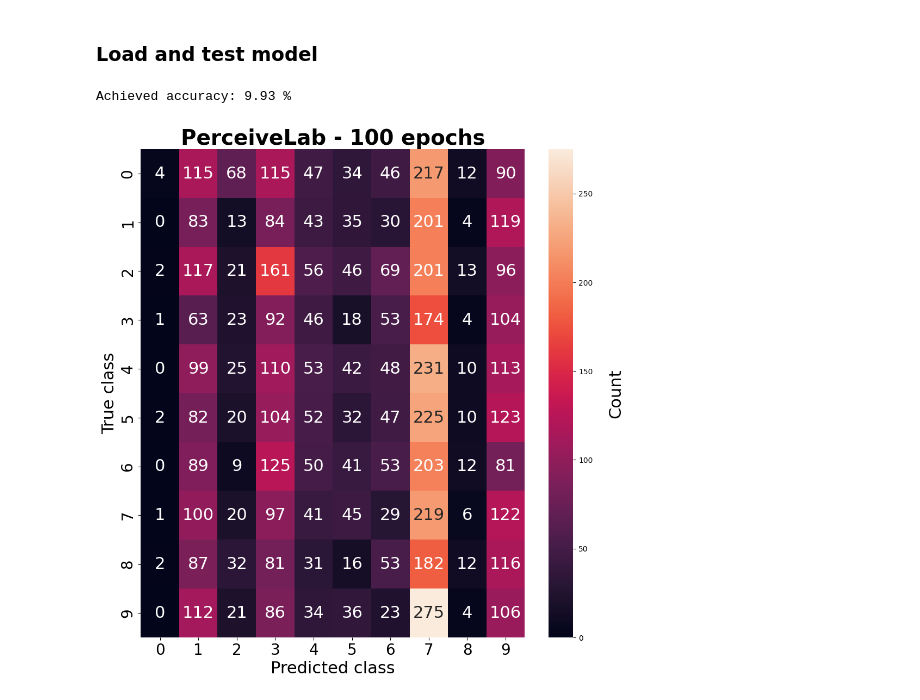
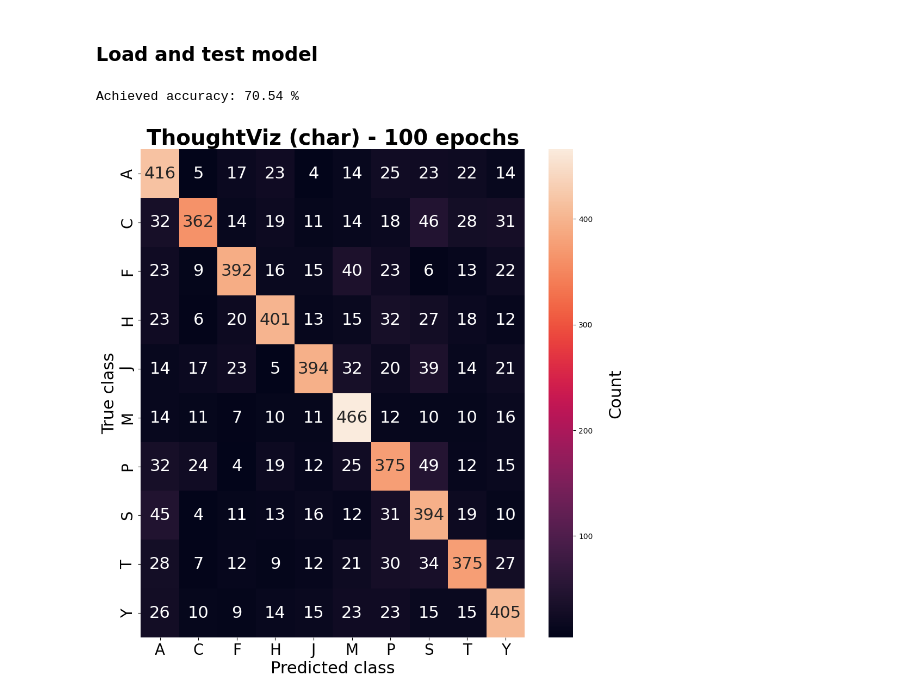
Before and after one commit to Bobbabo/EEG-Based-Image-Classifier, a Jupyter notebook: Main.ipynb, the cells around one changed output. Saved outputs shown, nothing was run; the diff lists cells and outputs as text; code cells hidden in the pictures.

```diff
--- a/Main.ipynb
+++ b/Main.ipynb
@@ -28,7 +28,7 @@ import requests
 # %%
 # Global values used in this notebook:
 tv_dataset = 'char'        # Can be: image, digit, char
-eeg_origin = 'PerceiveLab'  # Can be: ThoughtViz, MindBig, PerceiveLab
+eeg_origin = 'ThoughtViz'  # Can be: ThoughtViz, MindBig, PerceiveLab
 num_classes = 10            # Can be: 10(ThoughtViz, MindBig), 40(PerceiveLab)
 
 # EEG channels used in ThoughtViz
@@ -894,12 +808,12 @@ def test_trained_model(model, eeg_origin, batch_size, tv_dataset=tv_dataset):
 # %%
 # Load model
 channels = 14
 
 model = EncoderModel(channels, num_classes)
-model.load_state_dict(torch.load('./trained_models/PerceiveLab_100_trainedmodel_12_14_23_13_17_57.pth'))
+model.load_state_dict(torch.load('./trained_models/ThoughtViz_char_trainedmodel_12_11_23_19_26_32.pth'))
 
 # Test model
 test_trained_model(model=model, eeg_origin=eeg_origin, batch_size=128)
 # %% [output]
-Achieved accuracy: 9.93 %
+Achieved accuracy: 70.54 %
-[figure, old version]
+[figure, new version]
```
Also changed, not shown: parts of 2 cells of this notebook, 1 other file.
